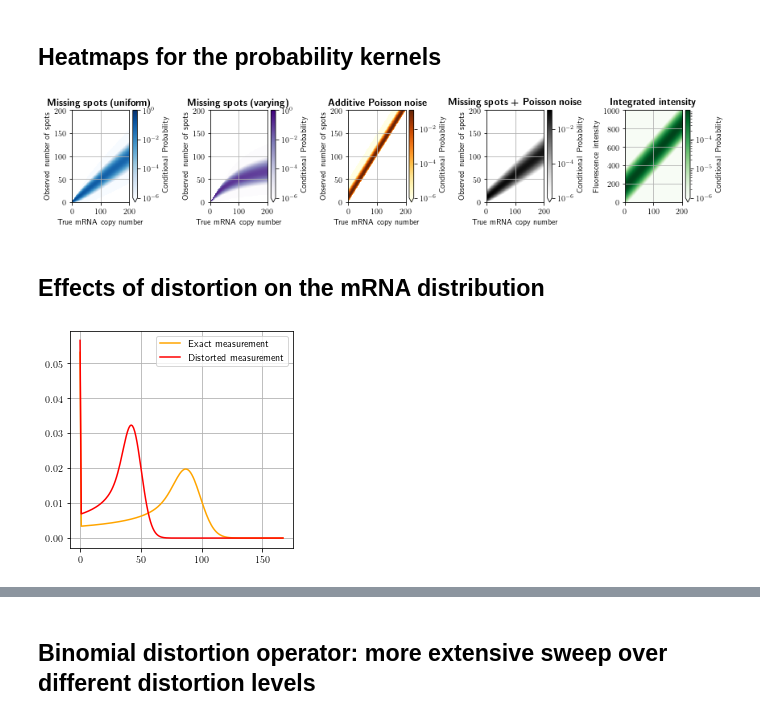
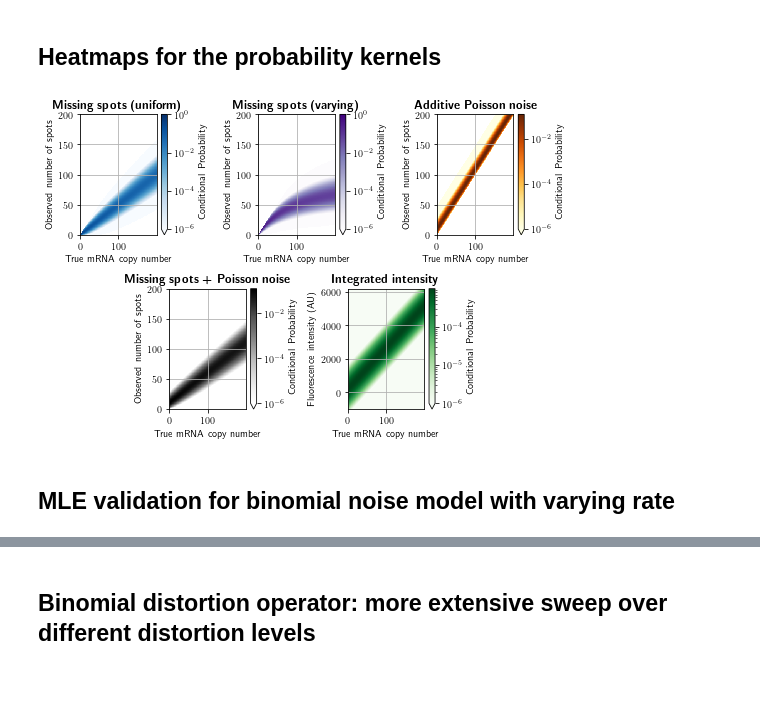
Before and after one commit to voduchuy/NoisyMeasurementFIM, a Jupyter notebook: bursting_gene/bursting_gene_plots.ipynb, the cells around one changed output, grey strips where cells are left out. Saved outputs shown, nothing was run; the diff lists cells and outputs as text; code cells hidden in the pictures; blank space fills up the shorter version.

```diff
--- a/bursting_gene/bursting_gene_plots.ipynb
+++ b/bursting_gene/bursting_gene_plots.ipynb
@@ -186,54 +198,42 @@ fig.savefig("figs/bursting_mixture_dopt.png", dpi=300, bbox_inches="tight")
 ## Heatmaps for the probability kernels
 # %%
 pdos = {}
+yranges = {}
 for s in ["binomial", "binomial_state_dep", "poisson", "binomial_poisson", "flowcyt"]:
     with np.load(f'results/distortion_matrix_{s}.npz') as data:
         pdos[s] = data['C']
+        yranges[s] = data['yrange']
 pdo_colors = ["Blues",  "Purples", "YlOrBr", "Greys", "Greens"]
 
-
-
-fig, axs = plt.subplots(1, 5)
-fig.set_size_inches(12, 2.5)
-fig.set_tight_layout(True)
+fig = plt.figure(figsize=(7.5, 5), tight_layout=True)
+axs = list(fig.subplot_mosaic("""
+                        AABBCC
+                        .DDEE.
+                        """).values())
 
 for i,s in enumerate(pdos.keys()):
     C = pdos[s][:, :200]
-    p = axs[i].pcolorfast(C, norm=Colors.LogNorm(vmin=1.0E-6),
+    p = axs[i].pcolorfast(range(0,200), yranges[s], C, norm=Colors.LogNorm(vmin=1.0E-6),
                          cmap=plt.cm.get_cmap(pdo_colors[i]))
     fig.colorbar(p, ax=axs[i], orientation='vertical', extend='min', label=r"Conditional Probability")
 
 for j in range(0,4):
     axs[j].set_xlabel('True mRNA copy number')
     axs[j].set_ylabel('Observed number of spots')
     axs[j].set_ylim([0, 200])
-axs[4].set_ylabel('Fluorescence intensity')
+axs[4].set_xlabel('True mRNA copy number')
+axs[4].set_ylabel('Fluorescence intensity (AU)')
 
 models = ['Missing spots (uniform)',
           'Missing spots (varying)',
           "Additive Poisson noise",
           'Missing spots + Poisson noise',
           'Integrated intensity']
 for j in range(len(models)):
     axs[j].set_title(rf'\textbf{{{models[j]}}}', ha='center')
     axs[j].grid()
 fig.savefig('figs/bursting_kernel_maps.png', bbox_inches='tight', dpi=200)
 # %% [output]
-[figure, old version]
+[figure, new version]
-# %% [markdown]
-## Effects of distortion on the mRNA distribution
-# %%
-t = 60
-
-p = rna_distributions[t]
-p_distorted = pdos["binomial"][:len(p),:len(p)]@p
-
-fig, ax = plt.subplots(1,1)
-fig.set_size_inches(4,4)
-ax.plot(p, label="Exact measurement", color="orange")
-ax.plot(p_distorted, label="Distorted measurement", color="red")
-ax.legend()
-ax.grid()
-fig.savefig("figs/bursting_distorted_dists.pdf", bbox_inches="tight")
-# %% [output]
-[figure, removed]
+# %% [markdown]
+## MLE validation for binomial noise model with varying rate
```
Also changed, not shown: parts of 17 cells of this notebook, 17 other files.
